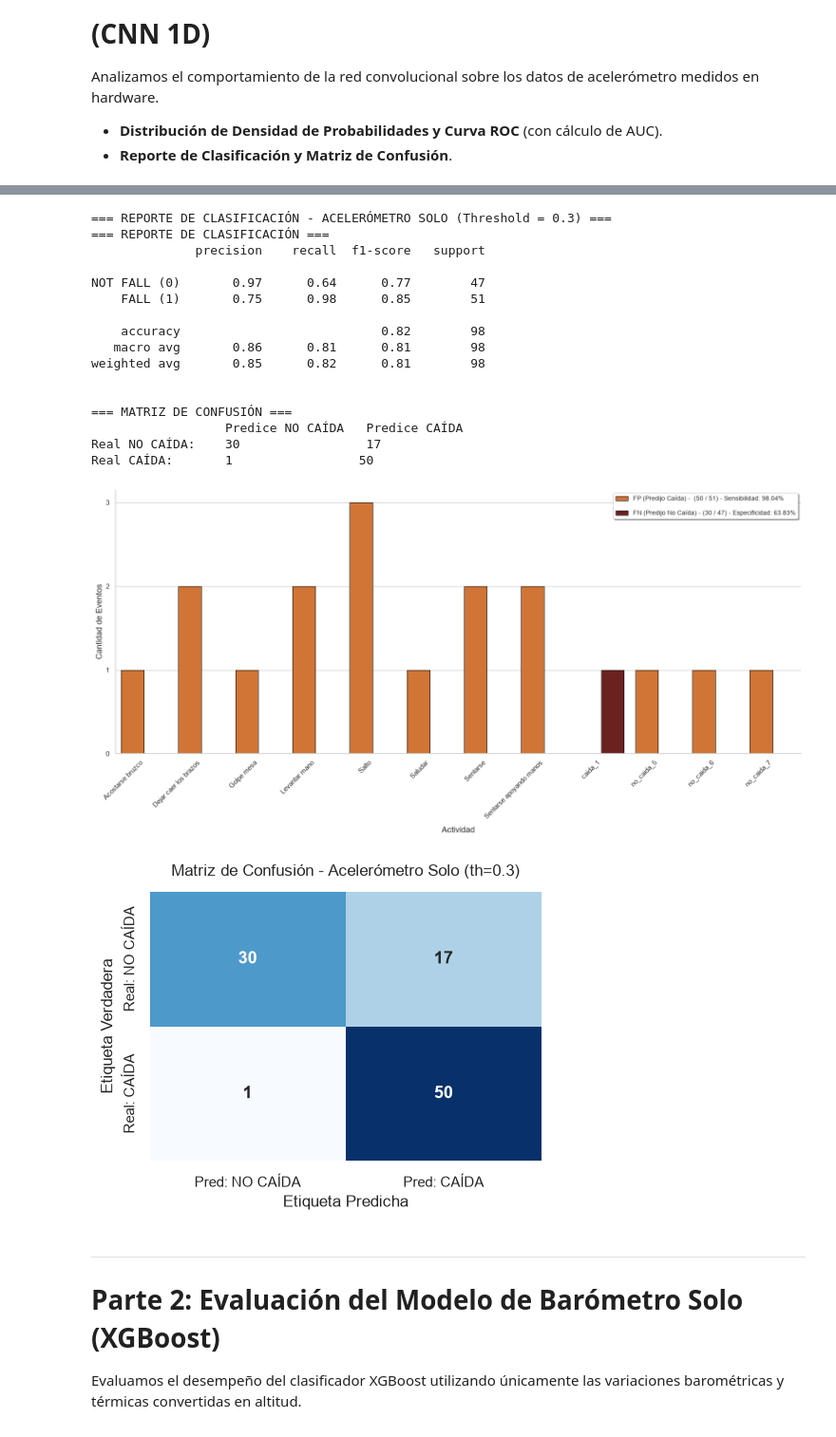
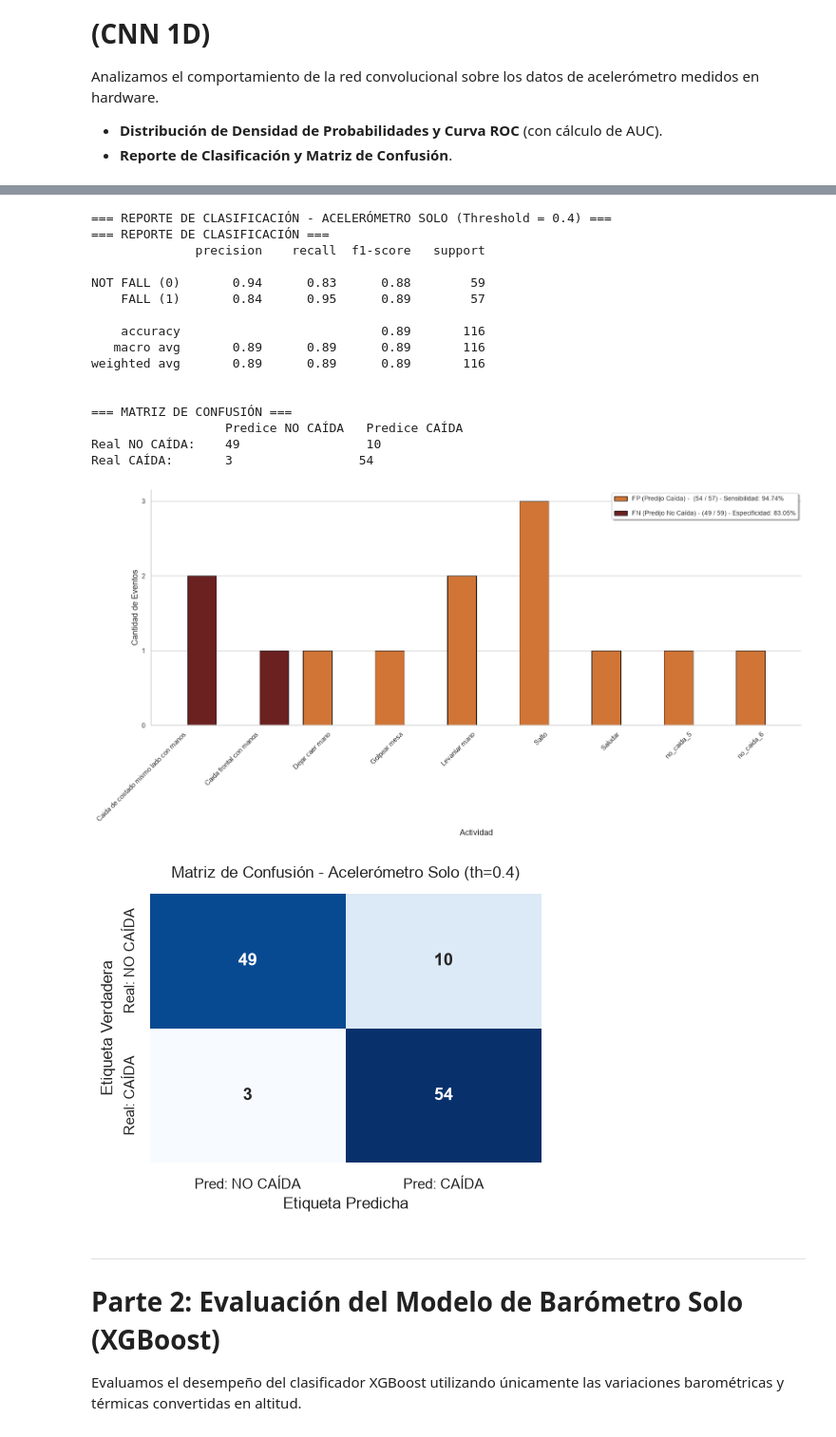
Before and after one commit to guidoglorioso/Fall_detection, a Jupyter notebook: notebooks/comprobacion_datos_medidos.ipynb, the cells around one changed output, grey strips where cells are left out. Shown at 95% size. Cells and saved outputs as stored; diff of their text form; code cells hidden in the pictures.

Commit message:
Agrego comprobacion de datos medidos y version de modelo acelerometro V2.0

```diff
--- a/notebooks/comprobacion_datos_medidos.ipynb
+++ b/notebooks/comprobacion_datos_medidos.ipynb
@@ -126,7 +126,11 @@ Dimensiones de features para XGBoost: (98, 12)
 ## 3. Carga de Modelos Pre-entrenados e Inferencia
 # %%
 # 1. Cargar modelo de acelerómetro
-ruta_modelo_acc = MODELS_DIR / "modelo_acelerometro.keras"
+# NOTA
+# "modelo_acelerometro.keras" uso datos de wrist y waist en su entrenamiento
+# "modelo_acelerometro2.keras" uso datos de wrist en su entrenamiento
+
+ruta_modelo_acc = MODELS_DIR / "modelo_acelerometro2.keras"
 modelo_sensor_acelerometro = tf.keras.models.load_model(str(ruta_modelo_acc))
 
 # 2. Cargar modelo de barómetro (XGBoost)
@@ -144,6 +148,6 @@ print("Inferencia completada.")
 print(f" - Predicciones acelerómetro: {y_pred_acelerometro.shape}")
 print(f" - Predicciones barómetro:    {y_pred_presion.shape}")
 
-K = 0.3
+K = 0.5
 y_pred_fusion = (y_pred_presion * K) + (y_pred_acelerometro * (1.0 - K))
 # %% [output]
@@ -171,34 +176,34 @@ graficar_distribucion_y_roc(tags, y_pred_acelerometro, bins=12)
 # %%
 # Evaluación con el umbral óptimo identificado en baseline_model (th = 0.3)
-threshold_acc = 0.3
+threshold_acc = 0.4
 y_pred_acc_bin = (y_pred_acelerometro > threshold_acc).astype(int)
 
 print(f"\n=== REPORTE DE CLASIFICACIÓN - ACELERÓMETRO SOLO (Threshold = {threshold_acc}) ===")
 stats_perfom(y_pred_acc_bin, tags, activity_names=activity)
 
 graficar_matriz_confusion_heatmap(
     tags, y_pred_acc_bin,
     titulo=f"Matriz de Confusión - Acelerómetro Solo (th={threshold_acc})"
 )
 # %% [output]
-=== REPORTE DE CLASIFICACIÓN - ACELERÓMETRO SOLO (Threshold = 0.3) ===
+=== REPORTE DE CLASIFICACIÓN - ACELERÓMETRO SOLO (Threshold = 0.4) ===
 === REPORTE DE CLASIFICACIÓN ===
               precision    recall  f1-score   support
 
-NOT FALL (0)       0.97      0.64      0.77        47
-    FALL (1)       0.75      0.98      0.85        51
+NOT FALL (0)       0.94      0.83      0.88        59
+    FALL (1)       0.84      0.95      0.89        57
 
-    accuracy                           0.82        98
-   macro avg       0.86      0.81      0.81        98
-weighted avg       0.85      0.82      0.81        98
+    accuracy                           0.89       116
+   macro avg       0.89      0.89      0.89       116
+weighted avg       0.89      0.89      0.89       116
 
 
 === MATRIZ DE CONFUSIÓN ===
                   Predice NO CAÍDA   Predice CAÍDA
-Real NO CAÍDA:    30                 17
-Real CAÍDA:       1                 50
+Real NO CAÍDA:    49                 10
+Real CAÍDA:       3                 54
-[figure, old version]
+[figure, new version]
-[figure, old version]
+[figure, new version]
 # %% [markdown]
 ---
 # Parte 2: Evaluación del Modelo de Barómetro Solo (XGBoost)
```
Also changed, not shown: parts of 13 cells of this notebook, 3 other files.
